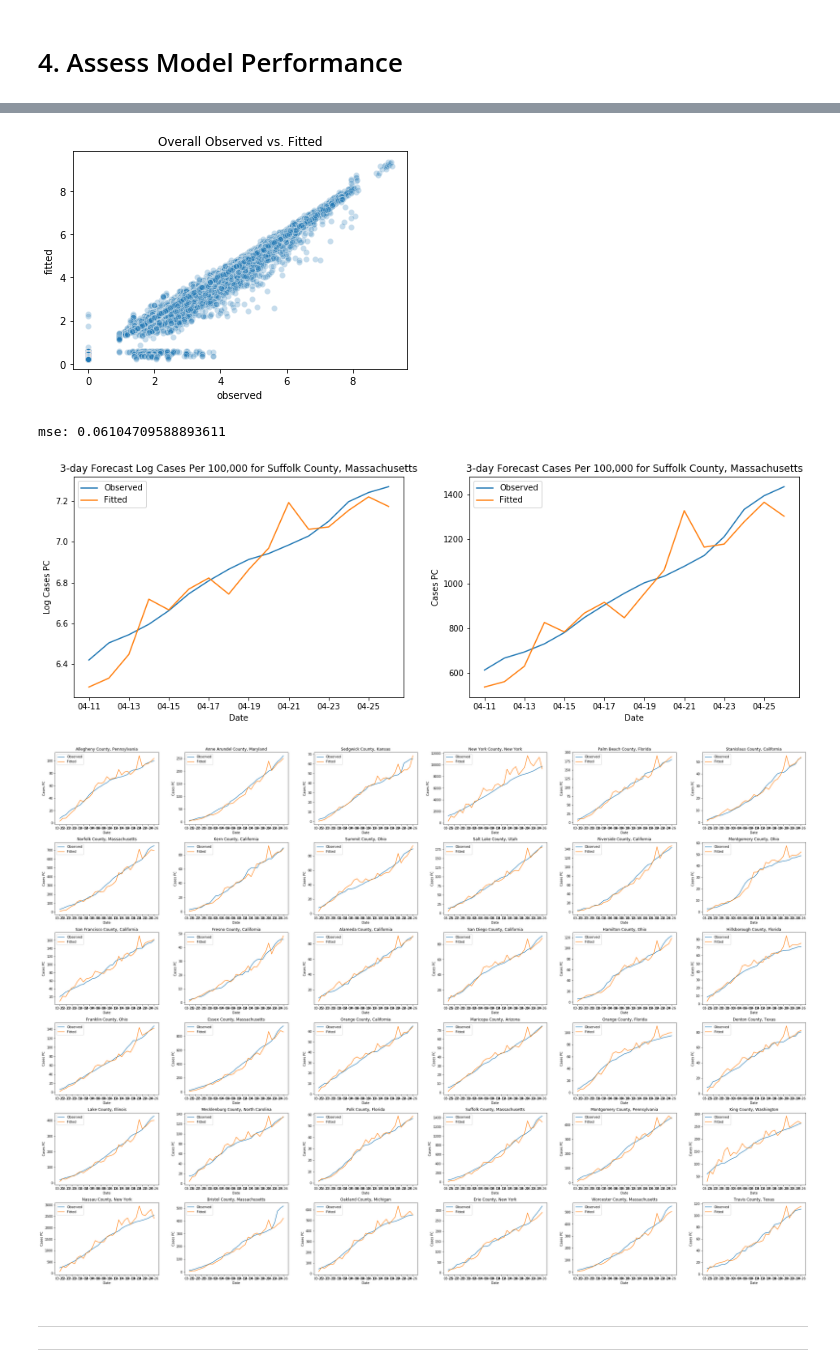
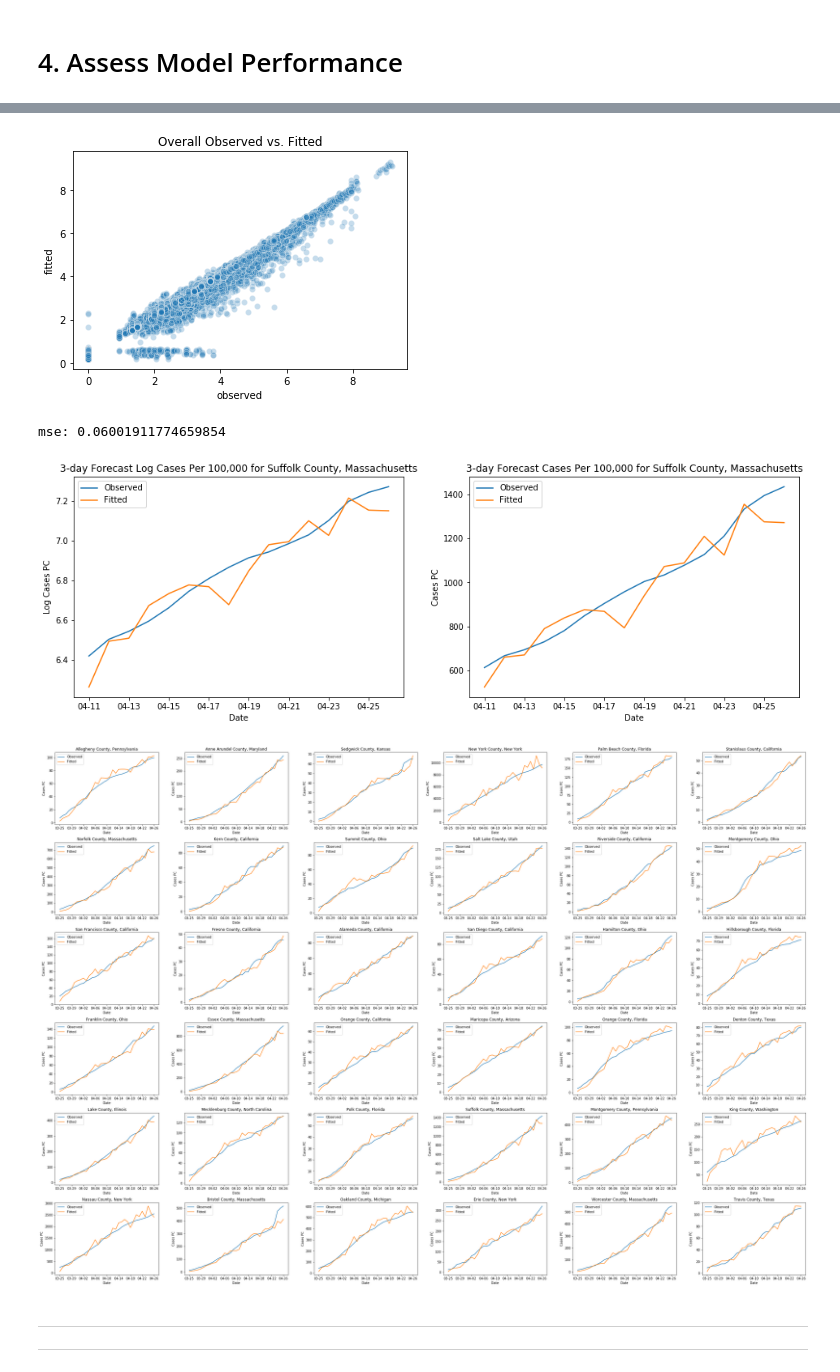
Before and after one commit to dafriedman97/COVID19_forecasts, a Jupyter notebook: Dynamic.ipynb, the cells around one changed output, grey strips where cells are left out. Drawn from its saved outputs; the diff is of its cells as text; code cells hidden in the pictures.

```diff
--- a/Dynamic.ipynb
+++ b/Dynamic.ipynb
@@ -494,8 +503,6 @@ last date: 04-23
 # %%
-# # Save model and preds
-# lstm.savemod('dynamic') # save the model
-preds = lstm.preds # get the predictions
-# preds.to_csv('models/preds.csv', index = False) # save predictions
-# preds = pd.read_csv('models/preds.csv') # load
-# preds['date'] = preds['date'].apply(lambda date: dt.strptime(date, '%Y-%m-%d')) # make into datetime
+# Or just load everything if model is already fit
+lstm.loadmod('dynamic') # load model
+preds = pd.read_csv('models/preds.csv') # load
+preds['date'] = preds['date'].apply(lambda date: dt.strptime(date, '%Y-%m-%d')) # make into datetime
 preds = preds.merge(pop, how = 'left', on = ['state','county']) # add in population
@@ -517,13 +522,13 @@ preds_past_date = preds[preds['date'] >= past_date]
 fig = sns.scatterplot(preds_past_date['observed'], preds_past_date['fitted'], alpha = 0.25)
 fig.set_title('Overall Observed vs. Fitted');
 # %% [output]
-[figure, old version]
+[figure, new version]
 # %%
 ## Print overall MSE (past cutoff date -- see above)
 mse_ = mse(preds_past_date['observed'], preds_past_date['fitted'])
 print('mse:', mse_)
 # %% [output]
-mse: 0.06104709588893611
+mse: 0.06001911774659854
 # %%
 ## Visualize a single county's trend line
 
@@ -549,31 +554,31 @@ sns.lineplot(date, np.exp(county_preds['fitted']) - 1, label = 'Fitted', ax = ax
 ax[1].set(xlabel = 'Date', ylabel = 'Cases PC', title = f'{nahead}-day Forecast Cases Per 100,000 for {county} County, {state}',
       xticks = xticks, xticklabels = xticklabels);
 # %% [output]
-[figure, old version]
+[figure, new version]
 # %%
 ## Visualize for many counties
 
 minsize = 500000 # only plotting counties of popualtion minsize or larger
 county_state_combos = np.array(list(preds.groupby(['county','state']).
                                     filter(lambda x: x['pop'].iloc[0] > minsize).
                                     groupby(['county','state']).groups.keys())) # get county/state combos
 nrow, ncol = 6, 6 # plot this many counties
 indices = np.random.choice(np.arange(len(county_state_combos)), nrow*ncol, replace = False)
 fig, axes = plt.subplots(nrow, ncol, figsize = (ncol*7, nrow*5))
 for i, ax in enumerate(axes.ravel()):
     # same plotting as above
     county, state = county_state_combos[indices[i]]
     county_preds = preds[(preds['county'] == county) & (preds['state'] == state)].copy()
     date = county_preds.date.astype(str).str.replace('2020-','')
-    xticks = xticklabels = date.iloc[::2]
+    xticks = xticklabels = date.iloc[::4]
     sns.lineplot(date, np.exp(county_preds['observed']) - 1, label = 'Observed', ax = ax)
     sns.lineplot(date, np.exp(county_preds['fitted']) - 1, label = 'Fitted', ax = ax)
     ax.set(xlabel = 'Date', ylabel = 'Cases PC', title = f'{county} County, {state}',
       xticks = xticks, xticklabels = xticklabels);
 
 plt.subplots_adjust(hspace = 0.25, wspace = 0.25)
 # %% [output]
-[figure, old version]
+[figure, new version]
 # %% [markdown]
 ____
 ____
```
Also changed, not shown: parts of 18 cells of this notebook, 2 other files.
